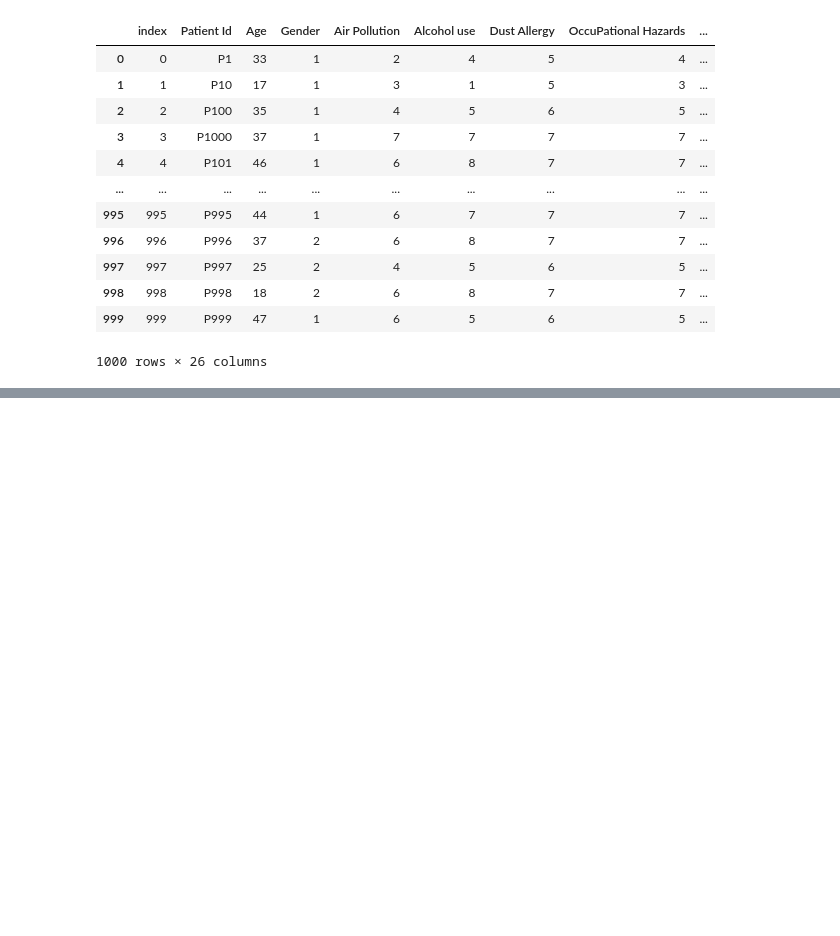
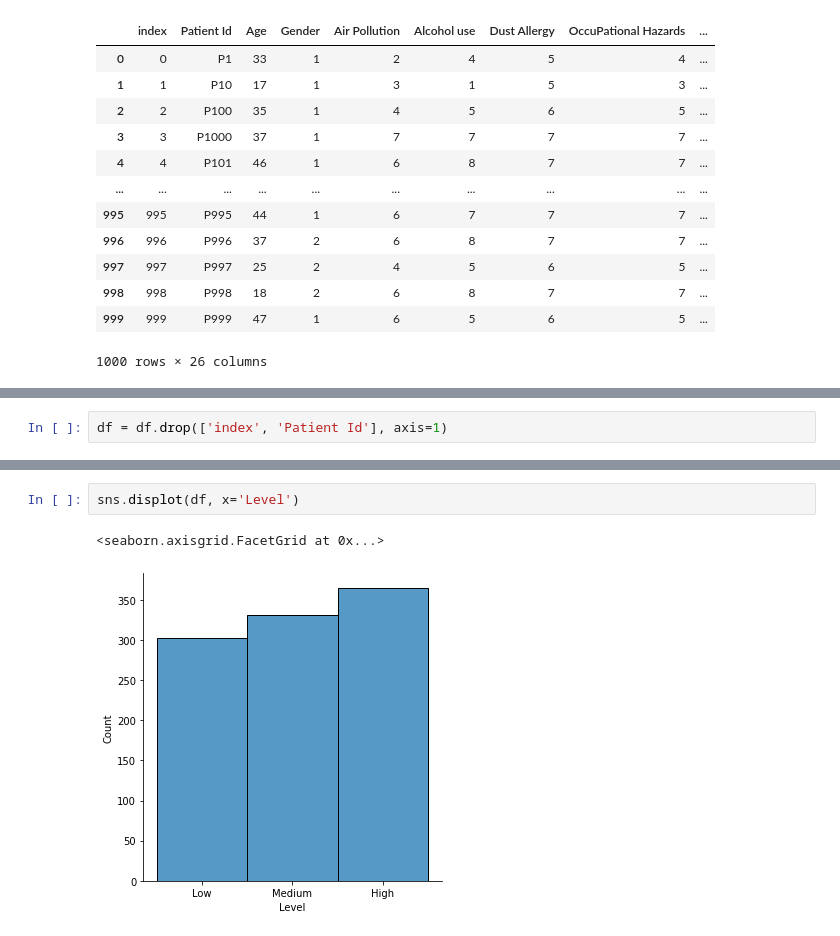
Before and after one commit to Doni-zete/Lung-cancer, a Jupyter notebook: Lung_Cancer.ipynb, the cells around one changed output, grey strips where cells are left out. Drawn from its saved outputs; the diff is of its cells as text; blank space fills up the shorter version.

```diff
--- a/Lung_Cancer.ipynb
+++ b/Lung_Cancer.ipynb
@@ -41,0 +99,2 @@ df
+# %%
+df = df.drop(['index', 'Patient Id'], axis=1)
@@ -41,0 +141,5 @@ df
+# %%
+sns.displot(df, x='Level')
+# %% [output]
+<seaborn.axisgrid.FacetGrid at 0x...>
+[figure, added]
```
Also changed, not shown: parts of 8 cells of this notebook.
